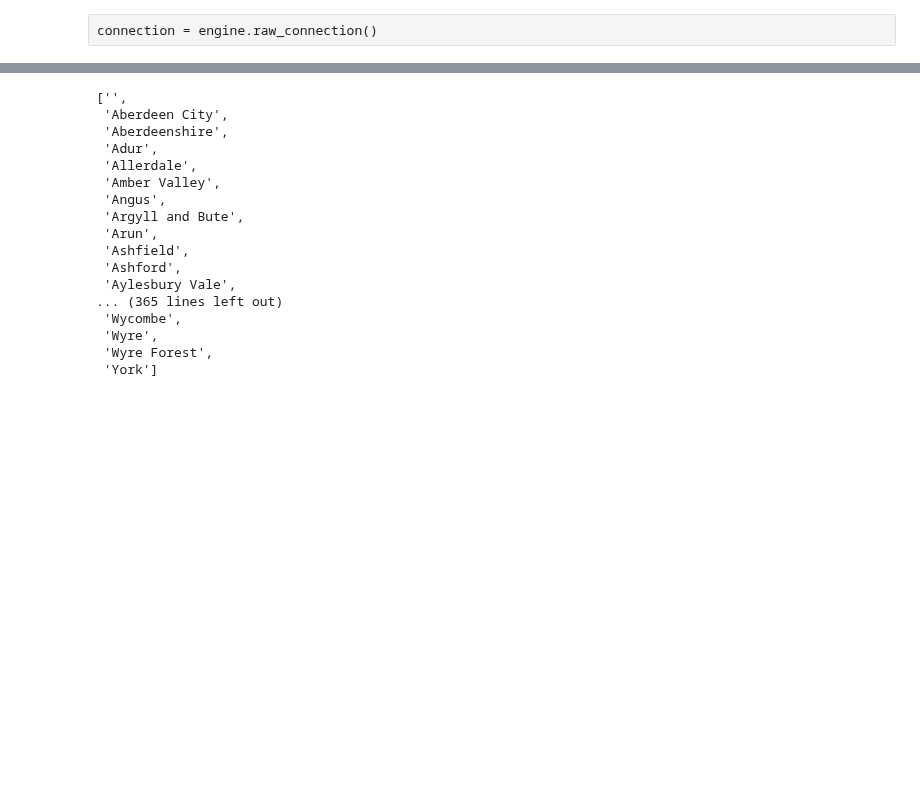
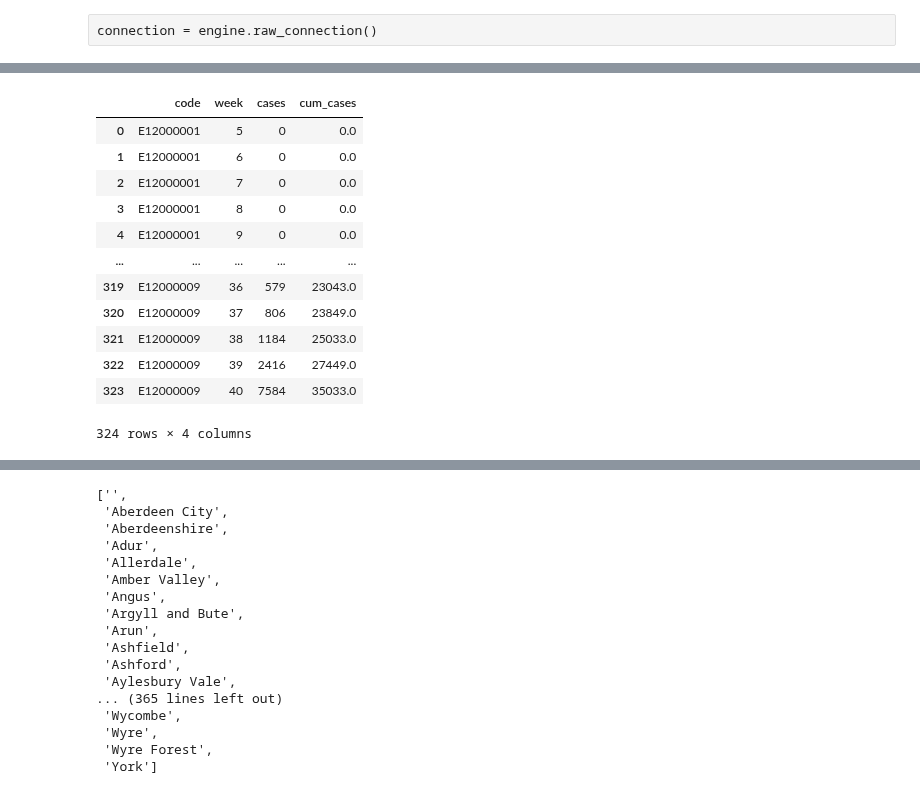
Before and after one commit to andrewcgaitskell/virus-data-voila, a Jupyter notebook: notebooks/Maps/LSOA_UsingDB.ipynb, the cells around one changed output, grey strips where cells are left out. Cells and saved outputs as stored; diff of their text form; code cells hidden in the pictures; blank space fills up the shorter version.

```diff
--- a/notebooks/Maps/LSOA_UsingDB.ipynb
+++ b/notebooks/Maps/LSOA_UsingDB.ipynb
@@ -43,3 +68,19 @@ described_data_ctry = data_ctry.merge(names_ctry, on='code')
 described_data_msoa = data_msoa.merge(names_msoa, on='code')
 described_data_lsoa = data_lsoa.merge(names_lsoa, on='code')
 described_data_rgn = data_rgn.merge(names_rgn, on='code')
+# %%
+data_rgn
+# %% [output]
+|  | code | week | cases | cum_cases |
+| 0 | E12000001 | 5 | 0 | 0.0 |
+| 1 | E12000001 | 6 | 0 | 0.0 |
+| 2 | E12000001 | 7 | 0 | 0.0 |
+| 3 | E12000001 | 8 | 0 | 0.0 |
+| 4 | E12000001 | 9 | 0 | 0.0 |
+| ... | ... | ... | ... | ... |
+| 319 | E12000009 | 36 | 579 | 23043.0 |
+| 320 | E12000009 | 37 | 806 | 23849.0 |
+| 321 | E12000009 | 38 | 1184 | 25033.0 |
+| 322 | E12000009 | 39 | 2416 | 27449.0 |
+| 323 | E12000009 | 40 | 7584 | 35033.0 |
+324 rows × 4 columns
```
Also changed, not shown: parts of 10 cells of this notebook.
